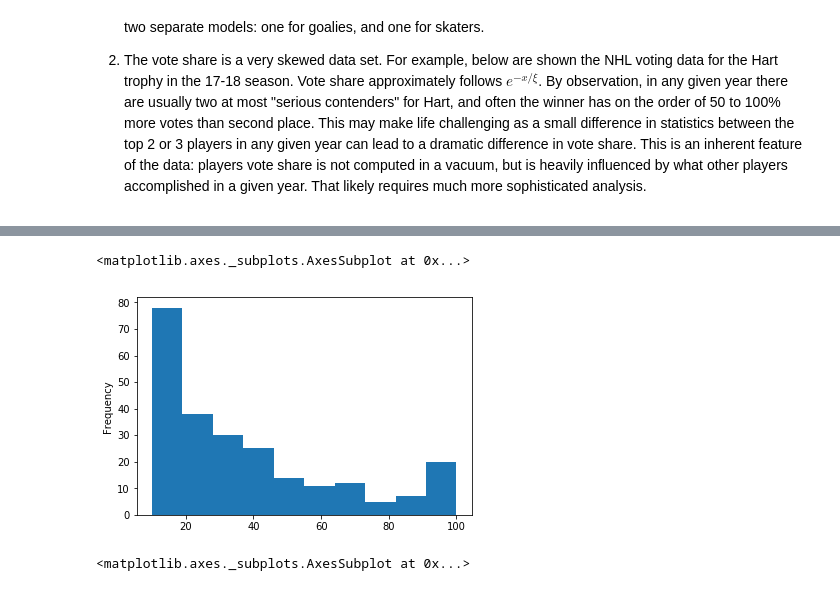
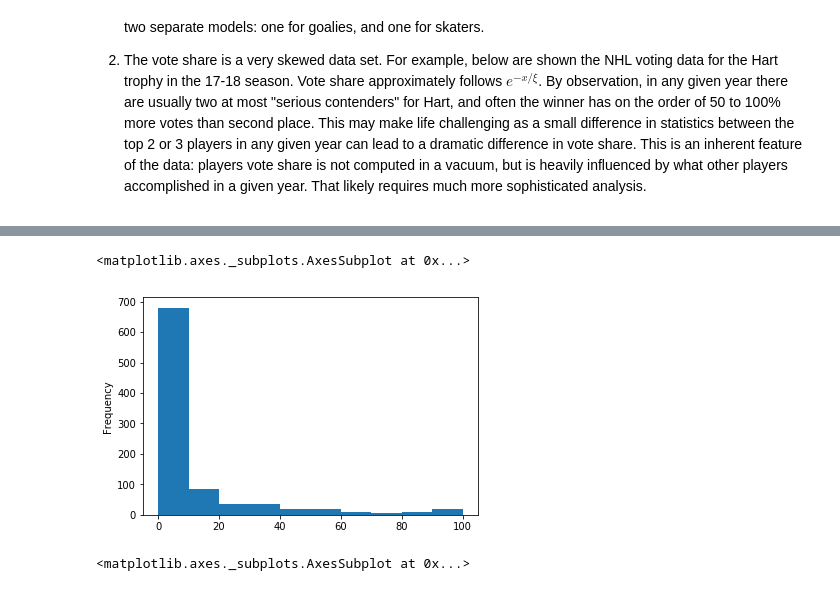
Before and after one commit to dbz10/NHL-Player-Awards, a Jupyter notebook: NHL MVP prediction.ipynb, the cells around one changed output, grey strips where cells are left out. Saved outputs shown, nothing was run; the diff lists cells and outputs as text; code cells hidden in the pictures.

```diff
--- a/NHL MVP prediction.ipynb
+++ b/NHL MVP prediction.ipynb
@@ -115,10 +119,10 @@ full_data.sample(10)
 # %%
 # (full_data['pos'].value_counts()/len(full_data)).plot.bar()
 
-full_data[full_data['pct_of_vote']>10]['pct_of_vote'].plot.hist()
+full_data[full_data['pct_of_vote']>0]['pct_of_vote'].plot.hist()
 # %% [output]
 <matplotlib.axes._subplots.AxesSubplot at 0x...>
-[figure, old version]
+[figure, new version]
 # %%
 fd = full_data
 sns.kdeplot(fd[fd['goals']>0]['goals'])
```
Also changed, not shown: parts of 10 cells of this notebook.
